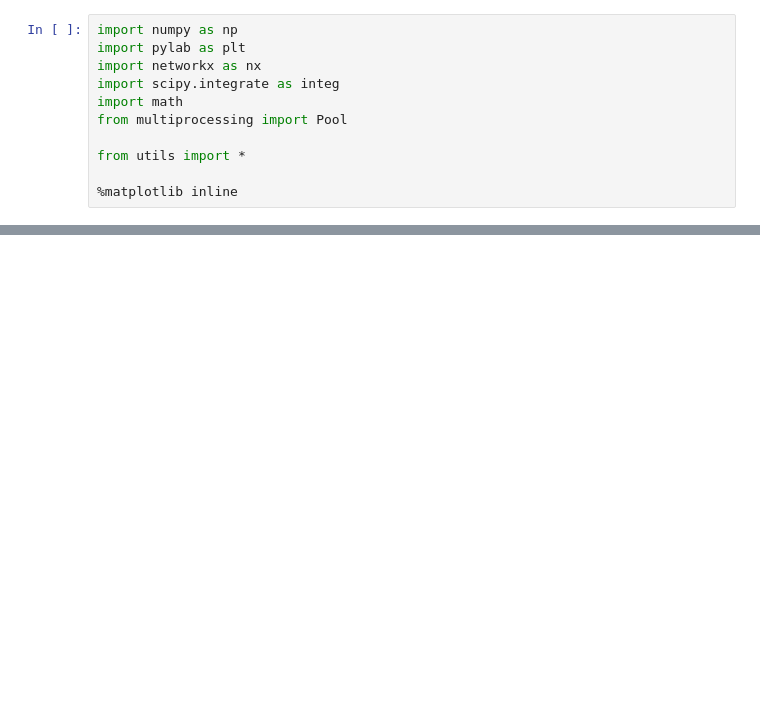
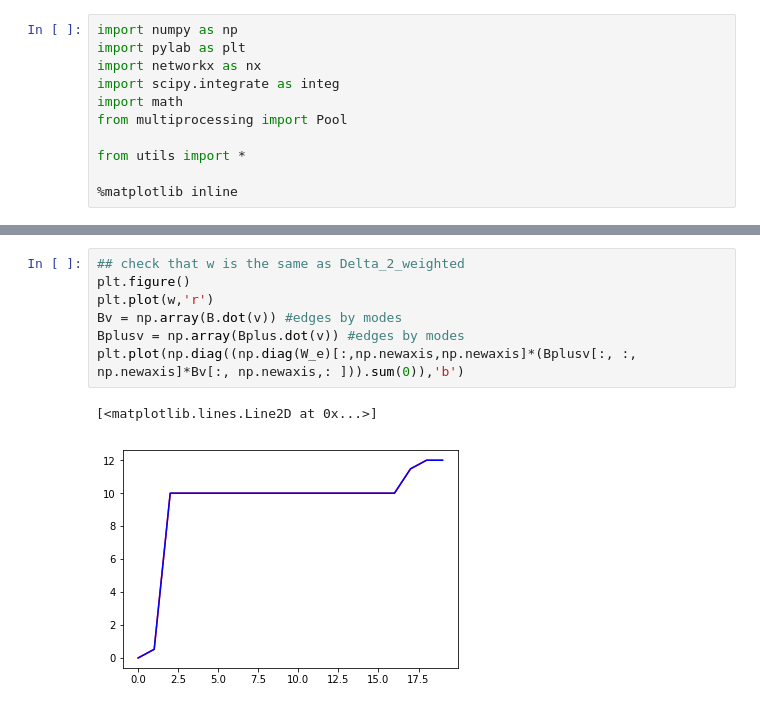
Before and after one commit to arnaudon/simplicial-kuramoto, a Jupyter notebook: Looking_for_Chimera.ipynb, the cells around one changed output, grey strips where cells are left out. Drawn from its saved outputs; the diff is of its cells as text; blank space fills up the shorter version.

```diff
--- a/Looking_for_Chimera.ipynb
+++ b/Looking_for_Chimera.ipynb
@@ -53,0 +37,10 @@ plt.ylabel('theta')
+# %%
+## check that w is the same as Delta_2_weighted
+plt.figure()
+plt.plot(w,'r')
+Bv = np.array(B.dot(v)) #edges by modes
+Bplusv = np.array(Bplus.dot(v)) #edges by modes
+plt.plot(np.diag((np.diag(W_e)[:,np.newaxis,np.newaxis]*(Bplusv[:, :, np.newaxis]*Bv[:, np.newaxis,: ])).sum(0)),'b')
+# %% [output]
+[<matplotlib.lines.Line2D at 0x...>]
+[figure, added]
```
Also changed, not shown: parts of 9 cells of this notebook, 1 other file.
